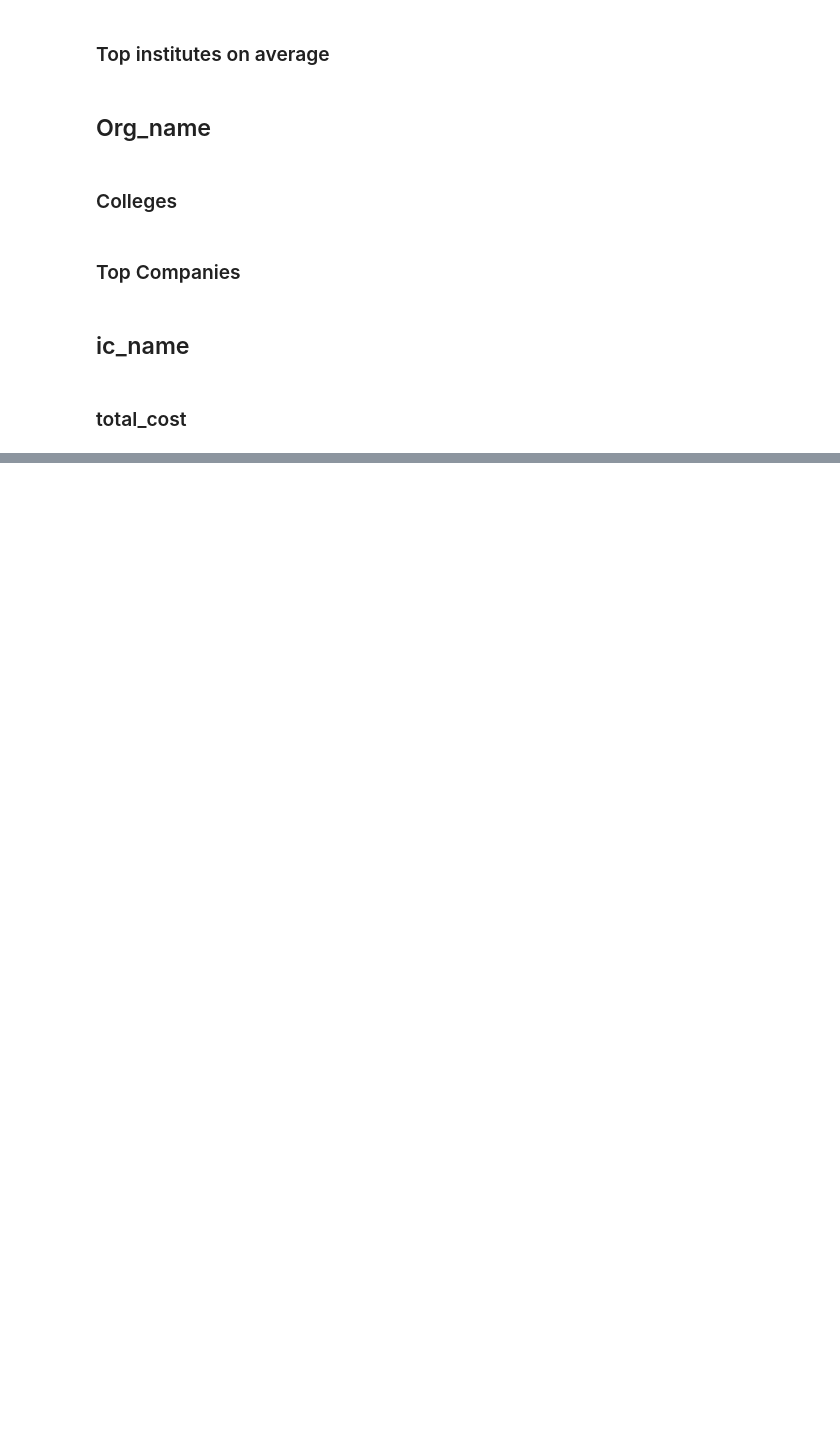
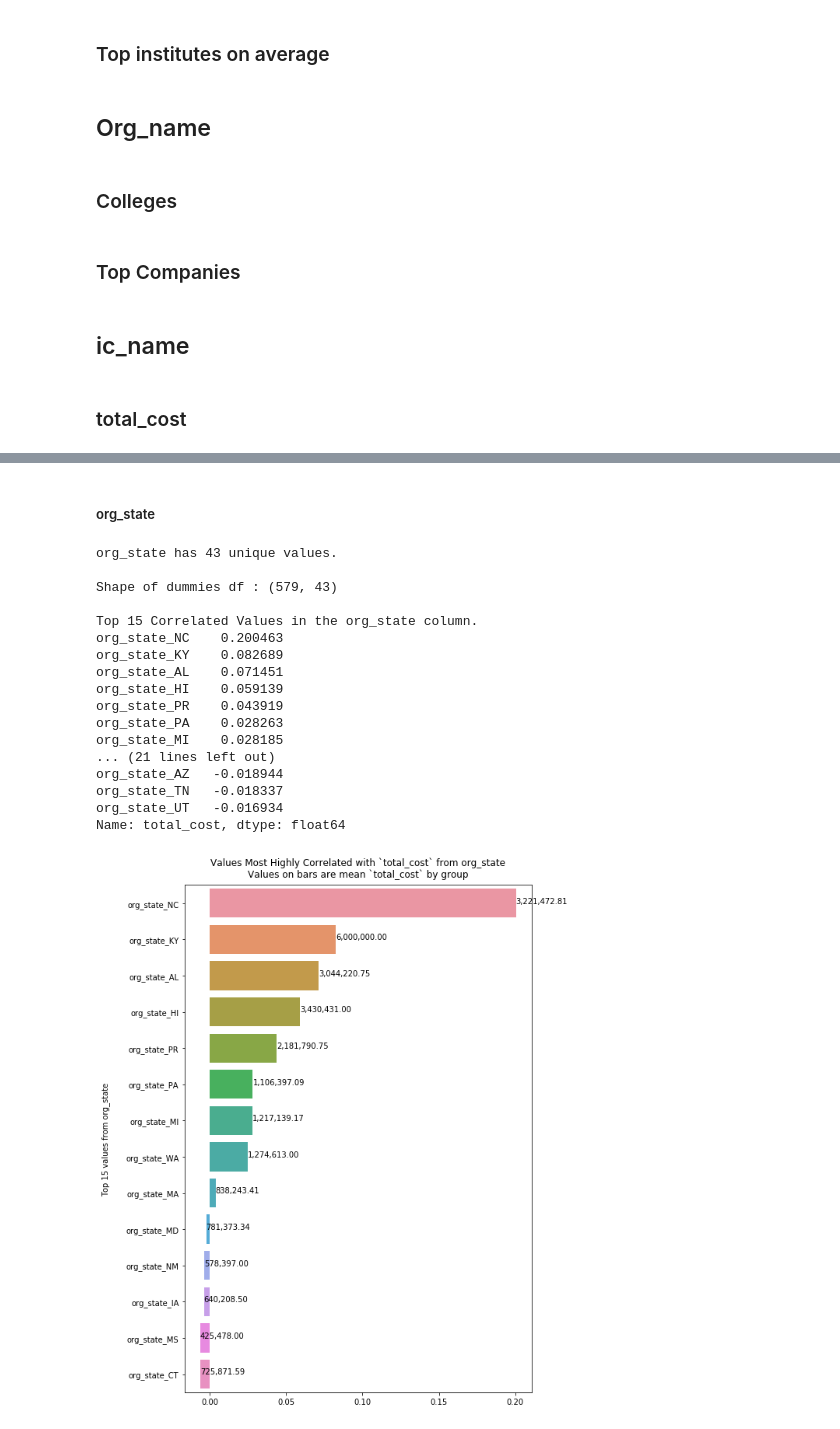
Before and after one commit to mrtoronto/nih_project_data, a Jupyter notebook: get_nih_data.ipynb, the cells around one changed output, grey strips where cells are left out. Cells and saved outputs as stored; diff of their text form; code cells hidden in the pictures; blank space fills up the shorter version.

```diff
--- a/get_nih_data.ipynb
+++ b/get_nih_data.ipynb
@@ -318,0 +413,23 @@ cor
+# %% [markdown]
+##### org_state
+# %%
+calc_corr_plot('org_state', list_n = 15, plot_n = 15)
+# %% [output]
+org_state has 43 unique values.
+
+Shape of dummies df : (579, 43)
+
+Top 15 Correlated Values in the org_state column.
+org_state_NC    0.200463
+org_state_KY    0.082689
+org_state_AL    0.071451
+org_state_HI    0.059139
+org_state_PR    0.043919
+org_state_PA    0.028263
+org_state_MI    0.028185
+... (21 lines left out)
+org_state_AZ   -0.018944
+org_state_TN   -0.018337
+org_state_UT   -0.016934
+Name: total_cost, dtype: float64
+[figure, added]
```
Also changed, not shown: parts of 22 cells of this notebook.
